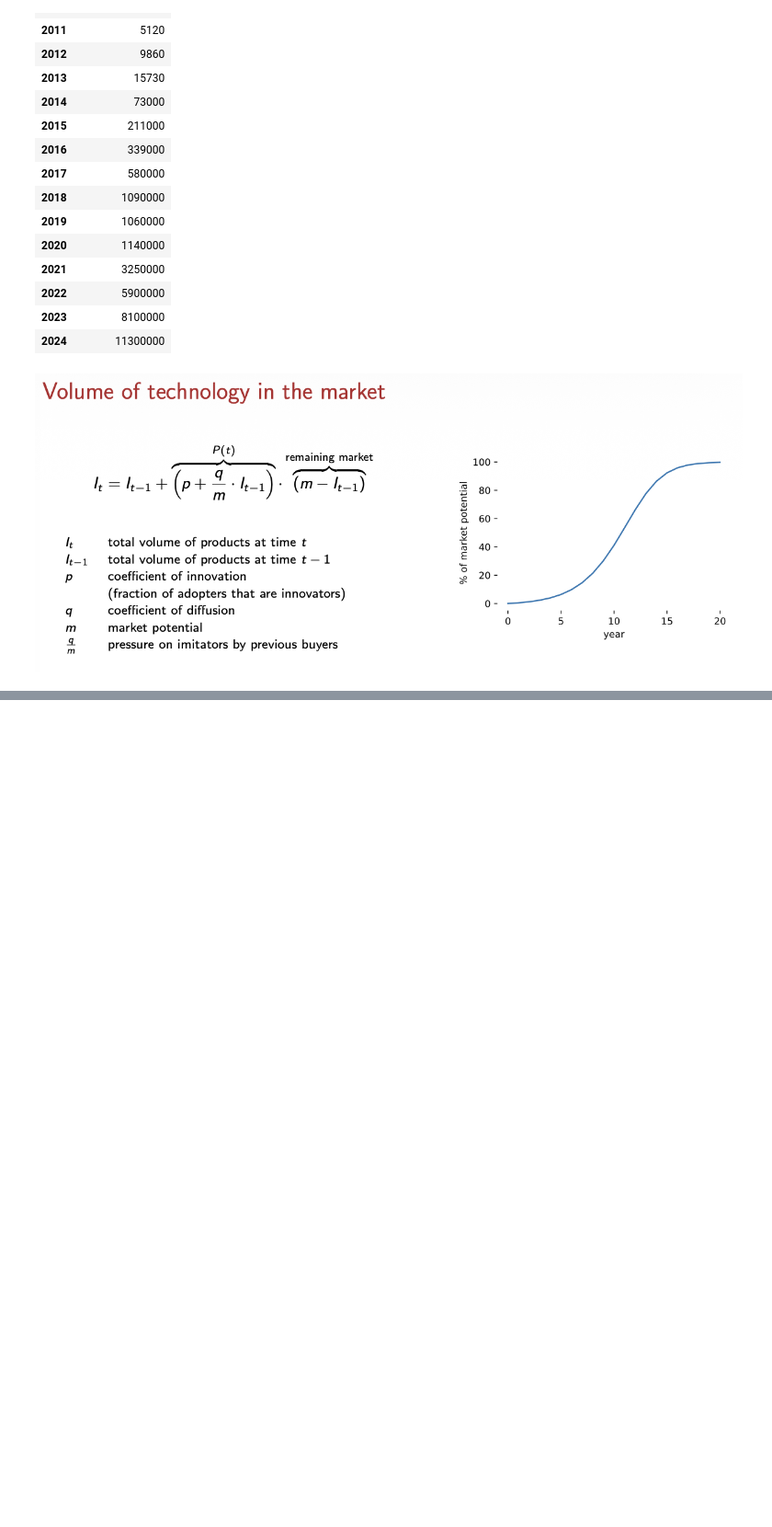
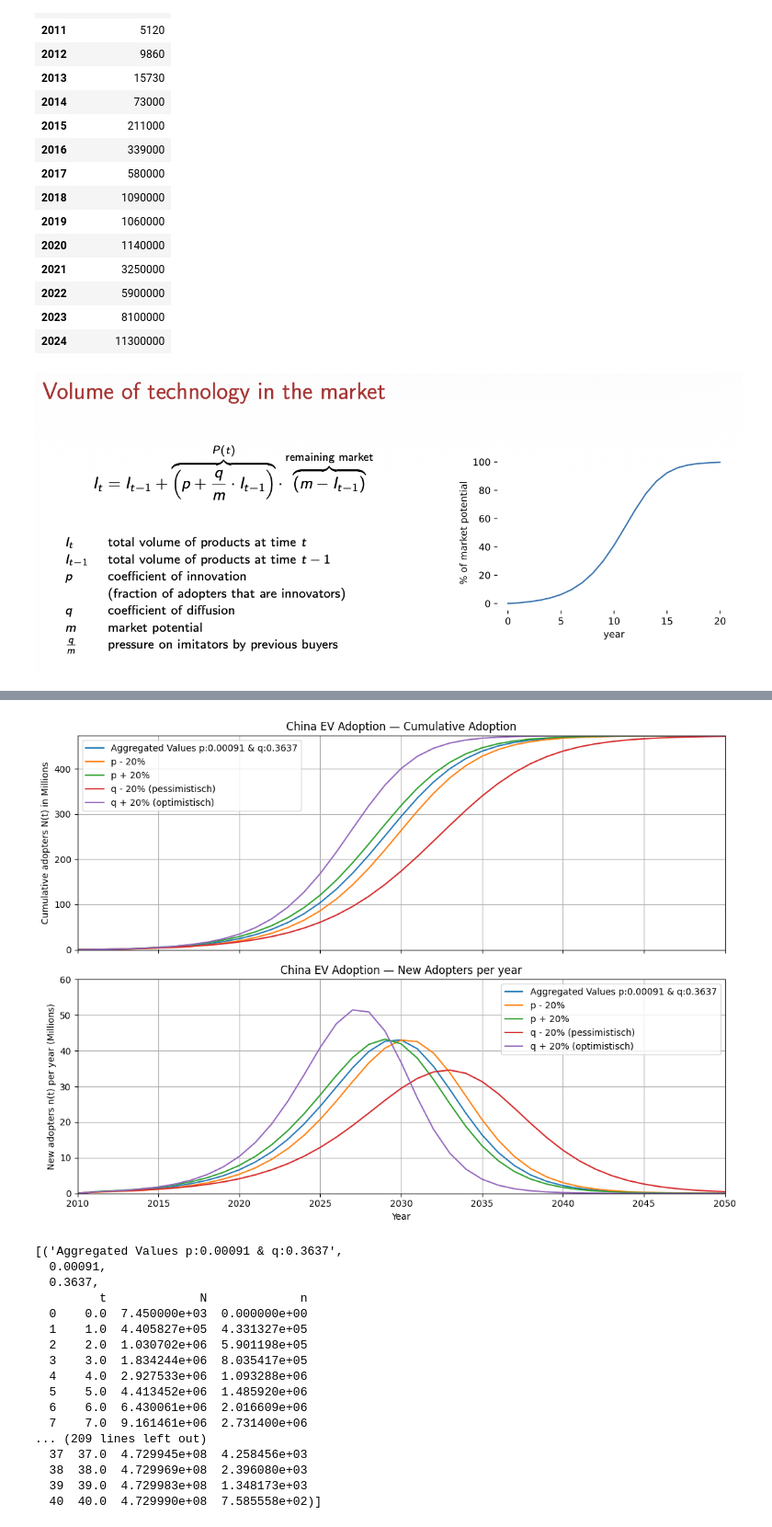
Before and after one commit to morteezzaa/energy-economics-ws25-26-ev-china, a Jupyter notebook: ev-china-model.ipynb, the cells around one changed output, grey strips where cells are left out. Shown at 92% size. Drawn from its saved outputs; the diff is of its cells as text; code cells hidden in the pictures; blank space fills up the shorter version.

Commit message:
updating sensitivity analysis +/- 20%

```diff
--- a/ev-china-model.ipynb
+++ b/ev-china-model.ipynb
@@ -228,3 +228,44 @@ bass_sensitivity(
   38  38.0  4.728954e+08  6.000712e+04
   39  39.0  4.729335e+08  3.814275e+04
   40  40.0  4.729577e+08  2.424207e+04)]
+# %%
+scenarios_sens = [
+    {"p": 0.00091, "q": 0.3637,         "label": f"Aggregated Values p:{p_avg:.2} & q:{q_avg:.4}"},
+    {"p": 0.000728, "q": 0.3637,         "label": "p - 20%"},
+    {"p": 0.001092, "q": 0.3637,         "label": "p + 20%"},
+    {"p": 0.00091, "q": 0.29096,         "label": "q - 20% (pessimistisch)"},
+    {"p": 0.00091, "q": 0.43644,         "label": "q + 20% (optimistisch)"},
+]
+
+
+
+
+bass_sensitivity(
+    m=m,
+    scenarios=scenarios_sens,
+    T=40,
+    dt=1.0,
+    N0=7_450,
+    start_year=2010,
+    title="China EV Adoption",
+    historisch=False
+)
+# %% [output]
+[figure, added]
+[('Aggregated Values p:0.00091 & q:0.3637',
+  0.00091,
+  0.3637,
+         t             N             n
+  0    0.0  7.450000e+03  0.000000e+00
+  1    1.0  4.405827e+05  4.331327e+05
+  2    2.0  1.030702e+06  5.901198e+05
+  3    3.0  1.834244e+06  8.035417e+05
+  4    4.0  2.927533e+06  1.093288e+06
+  5    5.0  4.413452e+06  1.485920e+06
+  6    6.0  6.430061e+06  2.016609e+06
+  7    7.0  9.161461e+06  2.731400e+06
+... (209 lines left out)
+  37  37.0  4.729945e+08  4.258456e+03
+  38  38.0  4.729969e+08  2.396080e+03
+  39  39.0  4.729983e+08  1.348173e+03
+  40  40.0  4.729990e+08  7.585558e+02)]
```
Also changed, not shown: parts of 3 cells of this notebook, 1 other file.
